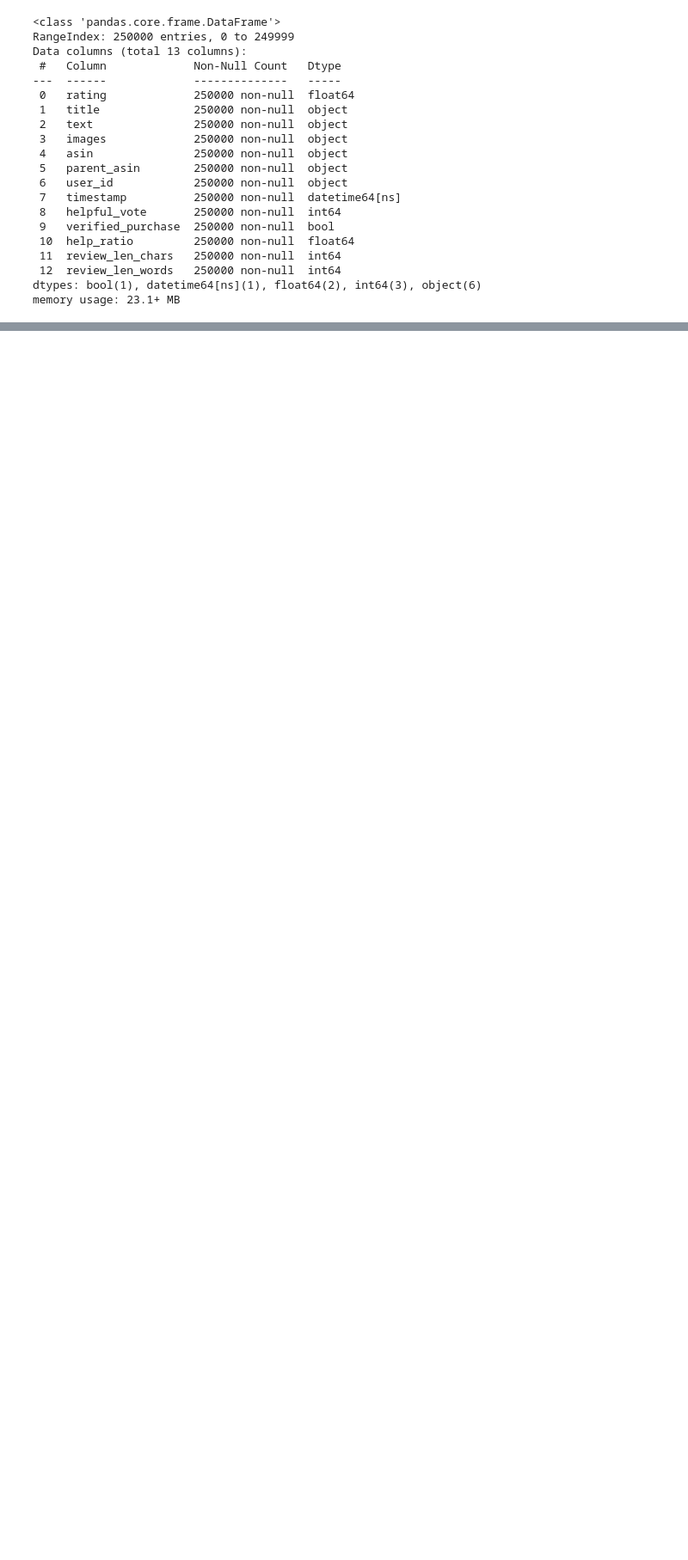
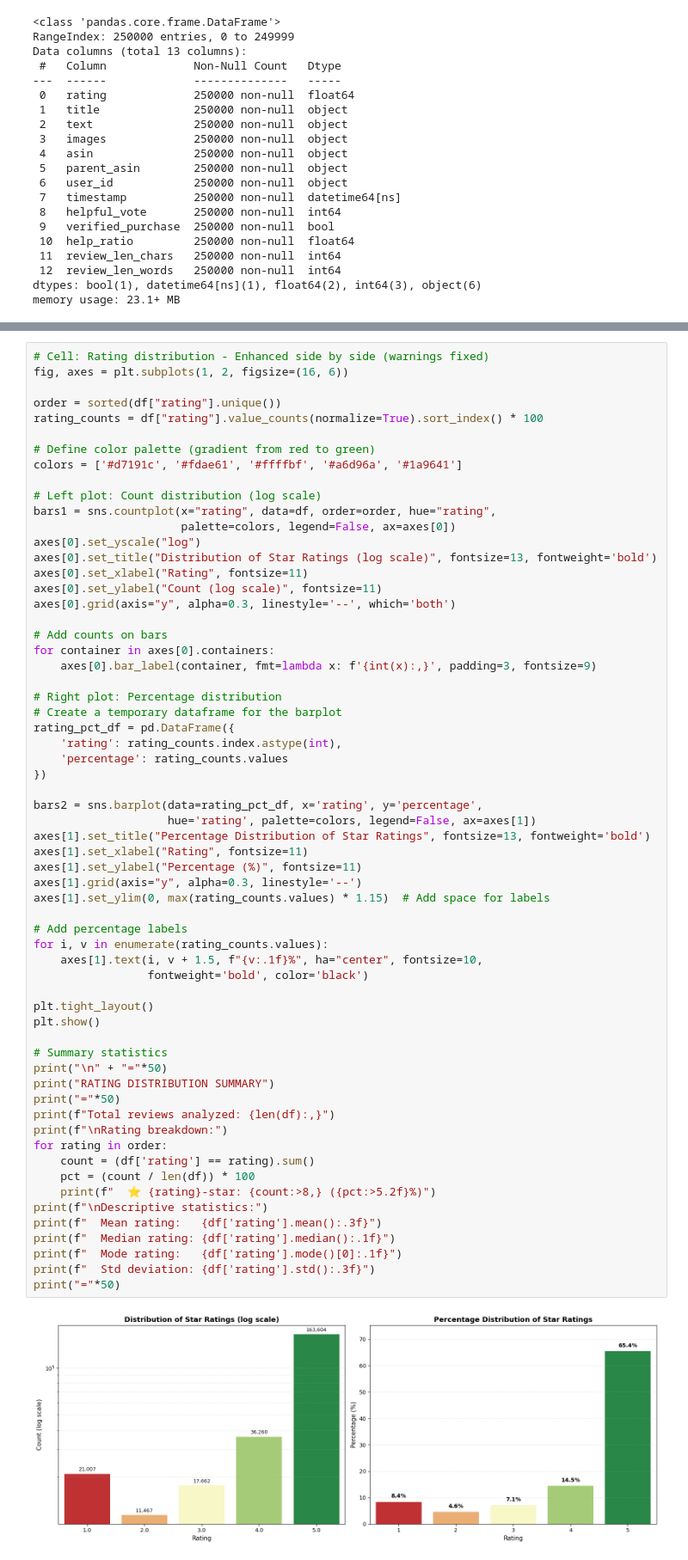
Before and after one commit to AndresRiera/Assignment-2-CSE-158R-, a Jupyter notebook: notebook.ipynb, the cells around one changed output, grey strips where cells are left out. Shown at 86% size. Saved outputs shown, nothing was run; the diff lists cells and outputs as text; blank space fills up the shorter version.

```diff
--- a/notebook.ipynb
+++ b/notebook.ipynb
@@ -338,0 +411,64 @@ Name: count, dtype: int64
+# %%
+# Cell: Rating distribution - Enhanced side by side (warnings fixed)
+fig, axes = plt.subplots(1, 2, figsize=(16, 6))
+
+order = sorted(df["rating"].unique())
+rating_counts = df["rating"].value_counts(normalize=True).sort_index() * 100
+
+# Define color palette (gradient from red to green)
+colors = ['#d7191c', '#fdae61', '#ffffbf', '#a6d96a', '#1a9641']
+
+# Left plot: Count distribution (log scale)
+bars1 = sns.countplot(x="rating", data=df, order=order, hue="rating",
+                      palette=colors, legend=False, ax=axes[0])
+axes[0].set_yscale("log")
+axes[0].set_title("Distribution of Star Ratings (log scale)", fontsize=13, fontweight='bold')
+axes[0].set_xlabel("Rating", fontsize=11)
+axes[0].set_ylabel("Count (log scale)", fontsize=11)
+axes[0].grid(axis="y", alpha=0.3, linestyle='--', which='both')
+
+# Add counts on bars
+for container in axes[0].containers:
+    axes[0].bar_label(container, fmt=lambda x: f'{int(x):,}', padding=3, fontsize=9)
+
+# Right plot: Percentage distribution
+# Create a temporary dataframe for the barplot
+rating_pct_df = pd.DataFrame({
+    'rating': rating_counts.index.astype(int),
+    'percentage': rating_counts.values
+})
+
+bars2 = sns.barplot(data=rating_pct_df, x='rating', y='percentage',
+                    hue='rating', palette=colors, legend=False, ax=axes[1])
+axes[1].set_title("Percentage Distribution of Star Ratings", fontsize=13, fontweight='bold')
+axes[1].set_xlabel("Rating", fontsize=11)
+axes[1].set_ylabel("Percentage (%)", fontsize=11)
+axes[1].grid(axis="y", alpha=0.3, linestyle='--')
+axes[1].set_ylim(0, max(rating_counts.values) * 1.15)  # Add space for labels
+
+# Add percentage labels
+for i, v in enumerate(rating_counts.values):
+    axes[1].text(i, v + 1.5, f"{v:.1f}%", ha="center", fontsize=10,
+                 fontweight='bold', color='black')
+
+plt.tight_layout()
+plt.show()
+
+# Summary statistics
+print("\n" + "="*50)
+print("RATING DISTRIBUTION SUMMARY")
+print("="*50)
+print(f"Total reviews analyzed: {len(df):,}")
+print(f"\nRating breakdown:")
+for rating in order:
+    count = (df['rating'] == rating).sum()
+    pct = (count / len(df)) * 100
+    print(f"  ⭐ {rating}-star: {count:>8,} ({pct:>5.2f}%)")
+print(f"\nDescriptive statistics:")
+print(f"  Mean rating:   {df['rating'].mean():.3f}")
+print(f"  Median rating: {df['rating'].median():.1f}")
+print(f"  Mode rating:   {df['rating'].mode()[0]:.1f}")
+print(f"  Std deviation: {df['rating'].std():.3f}")
+print("="*50)
+# %% [output]
+[figure, added]
```
Also changed, not shown: parts of 53 cells of this notebook, 1 other file.
